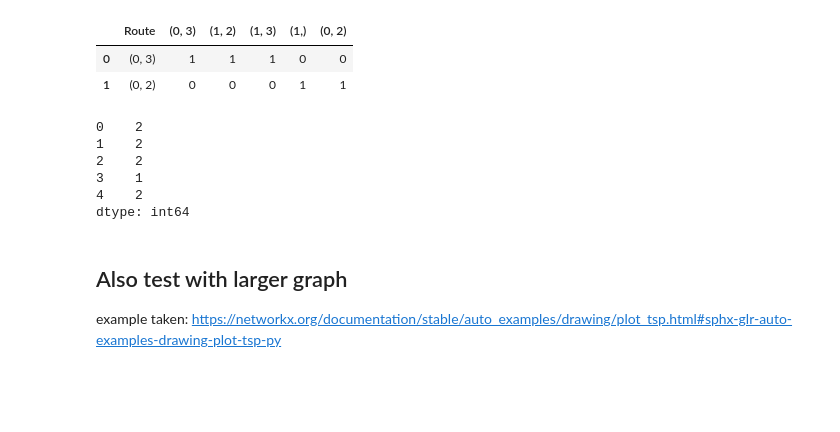
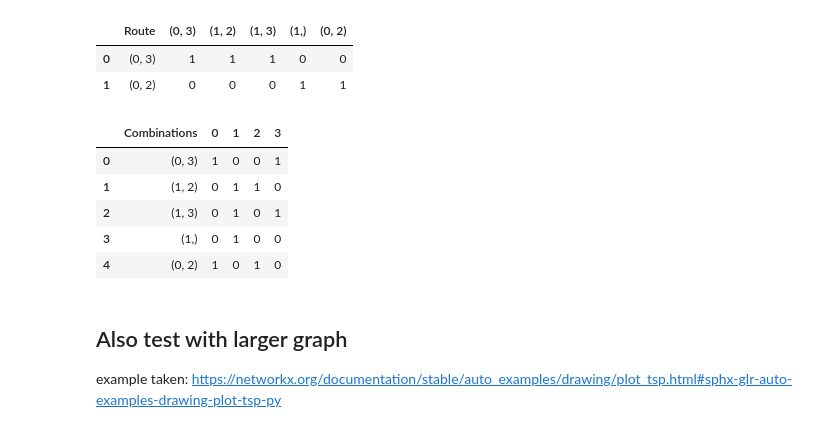
Before and after one commit to fabiandriessen/Thesis, a Jupyter notebook: FRLM_test.ipynb, the cells around one changed output. Saved outputs shown, nothing was run; the diff lists cells and outputs as text; code cells hidden in the pictures; blank space fills up the shorter version.

```diff
--- a/FRLM_test.ipynb
+++ b/FRLM_test.ipynb
@@ -249,14 +247,15 @@ df1
 # %%
 df2 = pd.DataFrame.from_dict(dict_df2)
 #matrix 2 as described in Kuby & Lim 2005
-df2.iloc[:, 1:].sum(axis=1)
+# df2.iloc[:, 1:].sum(axis=1)
+df2
 # %% [output]
-0    2
-1    2
-2    2
-3    1
-4    2
-dtype: int64
+|  | Combinations | 0 | 1 | 2 | 3 |
+| 0 | (0, 3) | 1 | 0 | 0 | 1 |
+| 1 | (1, 2) | 0 | 1 | 1 | 0 |
+| 2 | (1, 3) | 0 | 1 | 0 | 1 |
+| 3 | (1,) | 0 | 1 | 0 | 0 |
+| 4 | (0, 2) | 1 | 0 | 1 | 0 |
 # %% [markdown]
 ## Also test with larger graph
 example taken:
```
Also changed, not shown: parts of 3 cells of this notebook.
